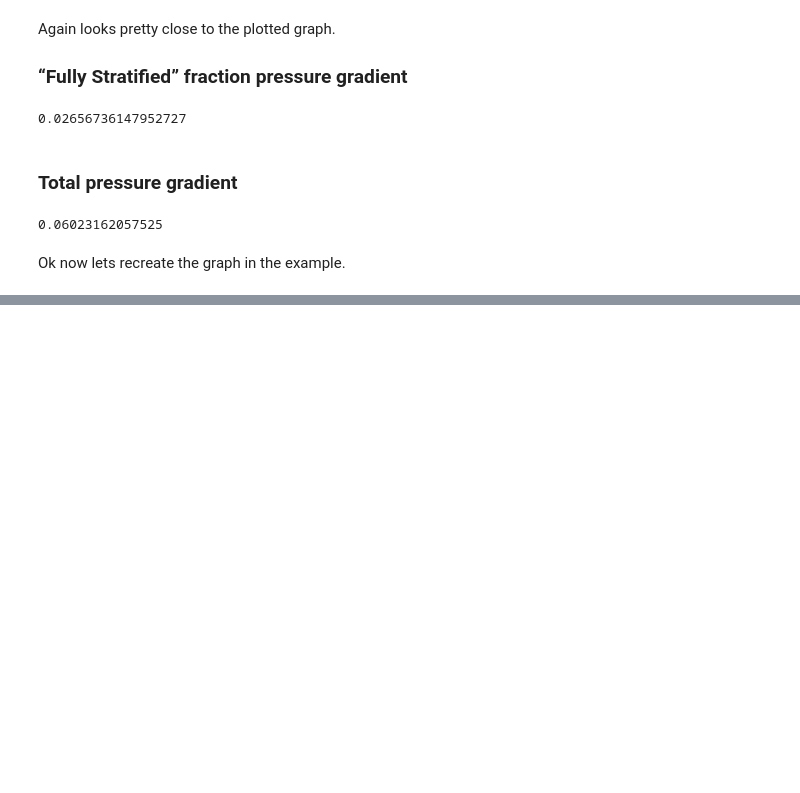
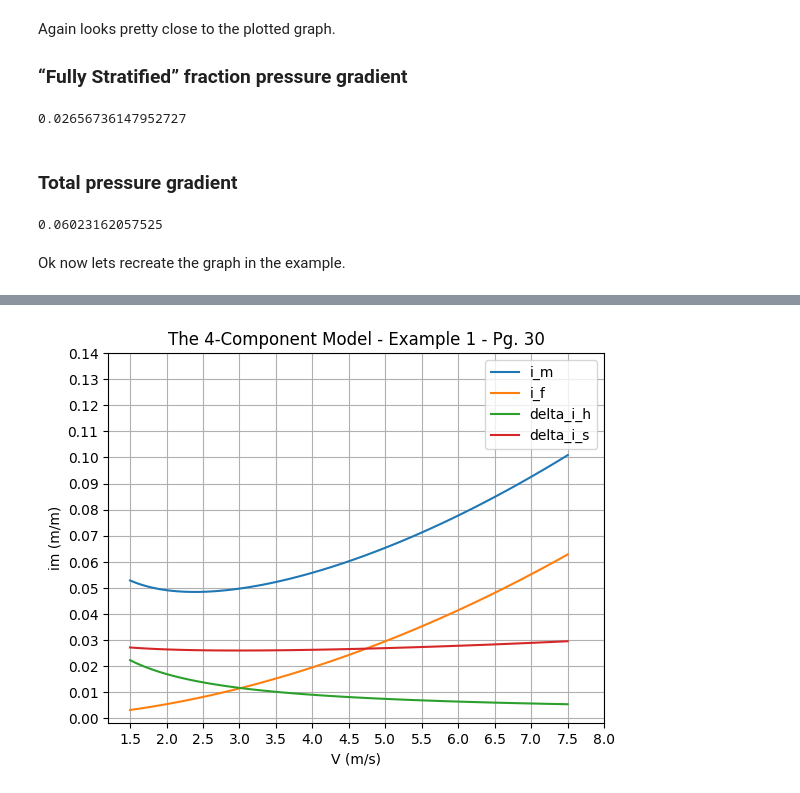
Before and after one commit to lachlanmonty/FourCompSlurryModel, a Jupyter notebook: demo.ipynb, the cells around one changed output, grey strips where cells are left out. Drawn from its saved outputs; the diff is of its cells as text; code cells hidden in the pictures; blank space fills up the shorter version.

Commit message:
update to demo plotting

```diff
--- a/demo.ipynb
+++ b/demo.ipynb
@@ -142,0 +125,16 @@ iplot(fig)
+# %%
+plt.plot(Vm, i_m, label ="i_m")
+plt.plot(Vm, i_f, label ="i_f")
+plt.plot(Vm, delta_i_h, label ="delta_i_h")
+plt.plot(Vm, delta_i_s, label ="delta_i_s")
+
+plt.title("The 4-Component Model - Example 1 - Pg. 30")
+plt.xticks(np.arange(min(Vm), max(Vm)+1, 0.5))
+plt.yticks(np.arange(0, 0.14, 0.01))
+plt.xlabel('V (m/s)')
+plt.ylabel('im (m/m)')
+plt.grid()
+plt.legend()
+plt.show()
+# %% [output]
+[figure, added]
```
Also changed, not shown: parts of 3 cells of this notebook.
